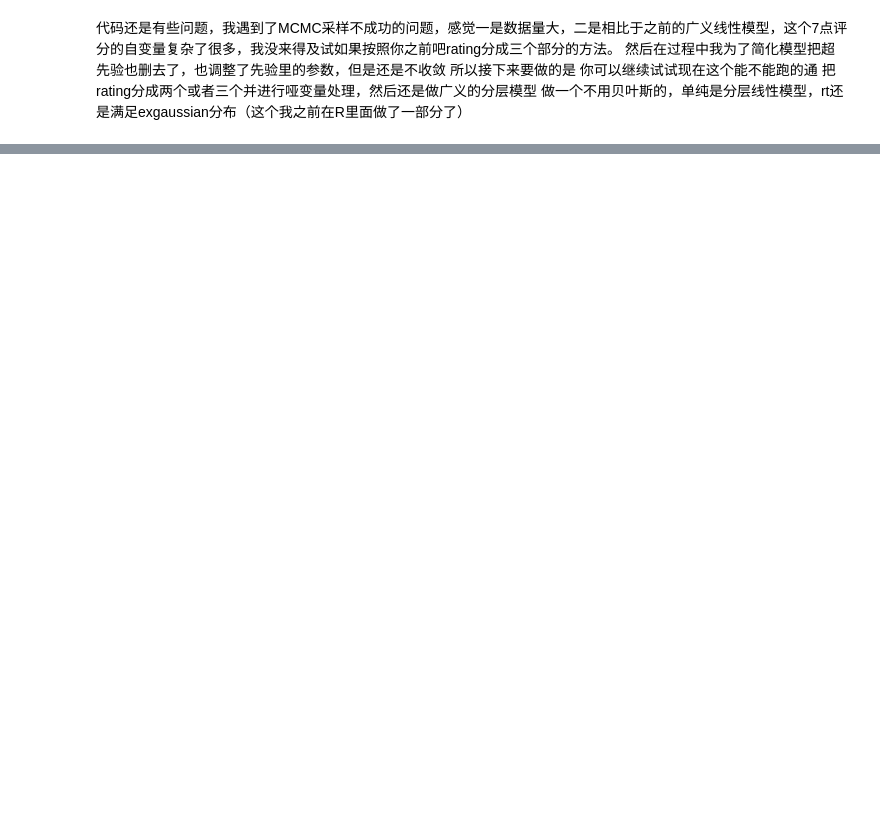
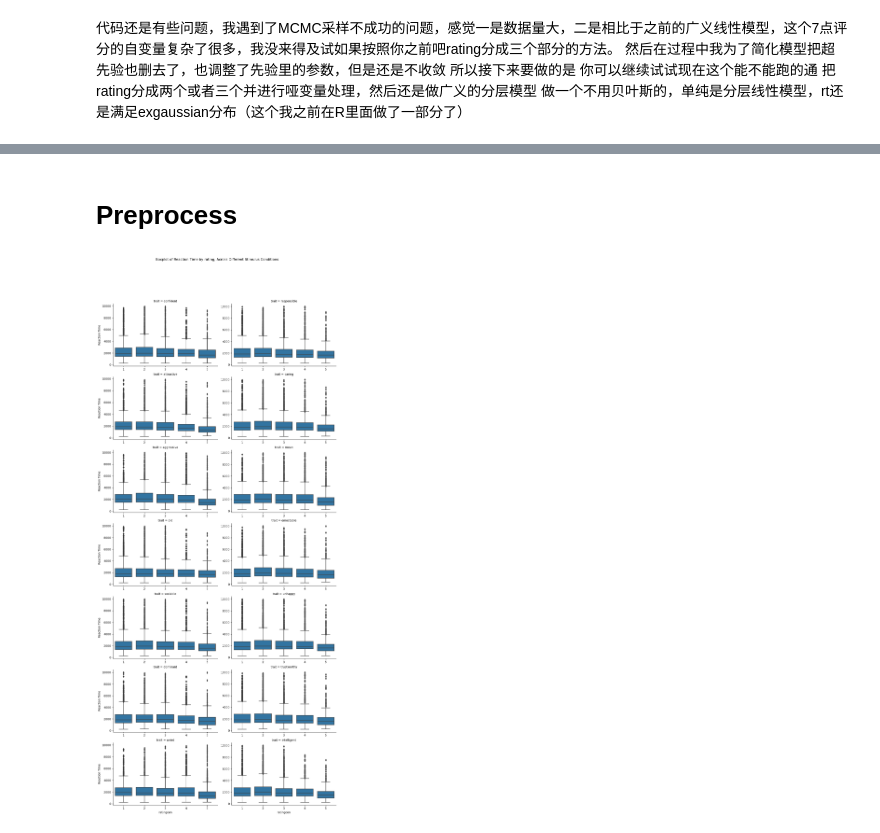
Before and after one commit to Chuan-Peng-Lab/RTinFace, a Jupyter notebook: Colab_RTmodel.ipynb, the cells around one changed output, grey strips where cells are left out. Saved outputs shown, nothing was run; the diff lists cells and outputs as text; code cells hidden in the pictures; blank space fills up the shorter version.

```diff
--- a/Colab_RTmodel.ipynb
+++ b/Colab_RTmodel.ipynb
@@ -38,0 +35,19 @@ data.head(10)
+# %% [markdown]
+# Preprocess
+# %%
+# create the new column that uses centralized rating
+data['ratingcen'] = (data['rating'] - 5).abs() + 1
+# %%
+# Create a FacetGrid with boxplots
+g = sns.FacetGrid(data, col='trait', col_wrap=2, sharex=False, sharey=False, height=4, aspect=1.5)
+g.map(sns.boxplot, 'ratingcen', 'log_rt')
+
+# Add labels and title
+g.set_axis_labels('ratingcen', 'Reaction Time')
+g.fig.suptitle('Boxplot of Reaction Time by rating, Across Different Stimulus Conditions')
+plt.subplots_adjust(top=0.9)
+
+# Show the plot
+plt.show()
+# %% [output]
+[figure, added]
```
Also changed, not shown: parts of 25 cells of this notebook.
